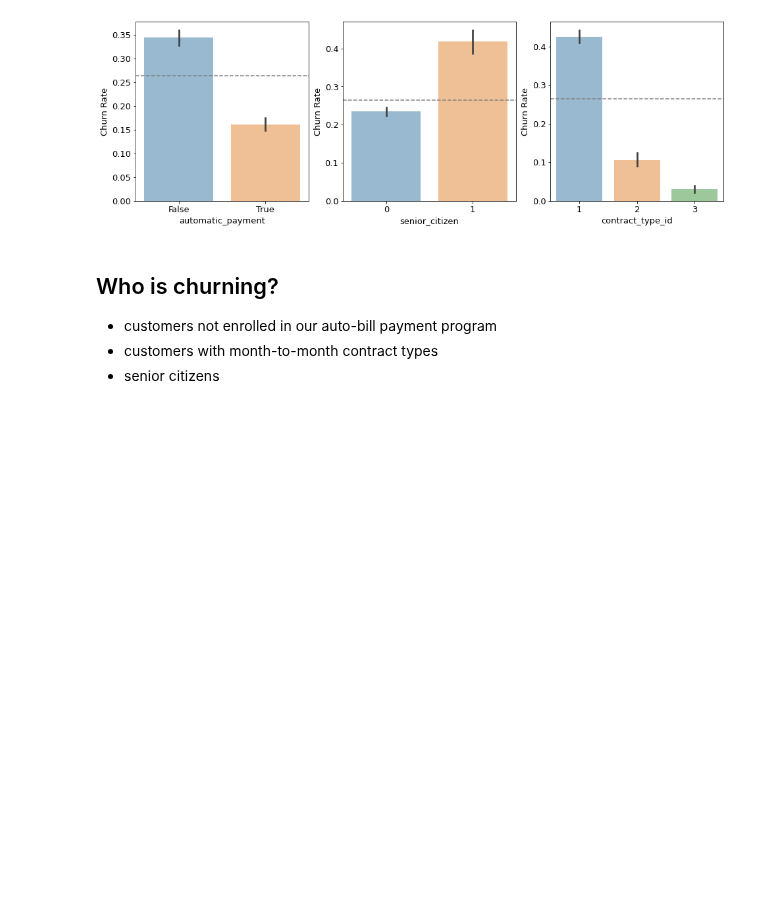
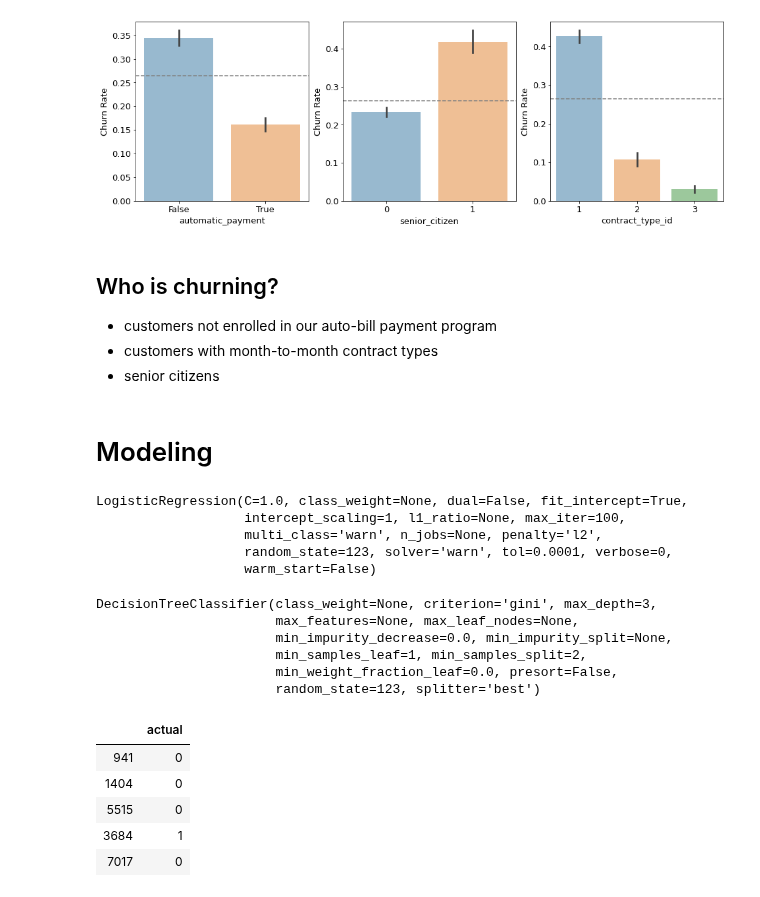
Before and after one commit to Corn-Shipps/predicting_telco_churn, a Jupyter notebook: predicting_telco_churn_final_report.ipynb, the cells around one changed output. Cells and saved outputs as stored; diff of their text form; code cells hidden in the pictures; blank space fills up the shorter version.

```diff
--- a/predicting_telco_churn_final_report.ipynb
+++ b/predicting_telco_churn_final_report.ipynb
@@ -247,3 +241,5 @@ for i, feature in enumerate(features):
 - customers not enrolled in our auto-bill payment program
 - customers with month-to-month contract types
 - senior citizens
+# %% [markdown]
+# Modeling
@@ -249,0 +256,31 @@ for i, feature in enumerate(features):
+# %%
+logit = LogisticRegression(random_state = 123)
+logit.fit(X_train, y_train)
+# %% [output]
+LogisticRegression(C=1.0, class_weight=None, dual=False, fit_intercept=True,
+                   intercept_scaling=1, l1_ratio=None, max_iter=100,
+                   multi_class='warn', n_jobs=None, penalty='l2',
+                   random_state=123, solver='warn', tol=0.0001, verbose=0,
+                   warm_start=False)
+# %%
+clf = DecisionTreeClassifier(criterion='gini', max_depth=3, random_state=123)
+clf.fit(X_train, y_train)
+# %% [output]
+DecisionTreeClassifier(class_weight=None, criterion='gini', max_depth=3,
+                       max_features=None, max_leaf_nodes=None,
+                       min_impurity_decrease=0.0, min_impurity_split=None,
+                       min_samples_leaf=1, min_samples_split=2,
+                       min_weight_fraction_leaf=0.0, presort=False,
+                       random_state=123, splitter='best')
+# %%
+#Create a dataframe with all the model predictions
+model_df = test[['churn']]
+model_df = model_df.rename(columns={"churn": "actual"})
+model_df.head()
+# %% [output]
+|  | actual |
+| 941 | 0 |
+| 1404 | 0 |
+| 5515 | 0 |
+| 3684 | 1 |
+| 7017 | 0 |
```
Also changed, not shown: parts of 13 cells of this notebook.
